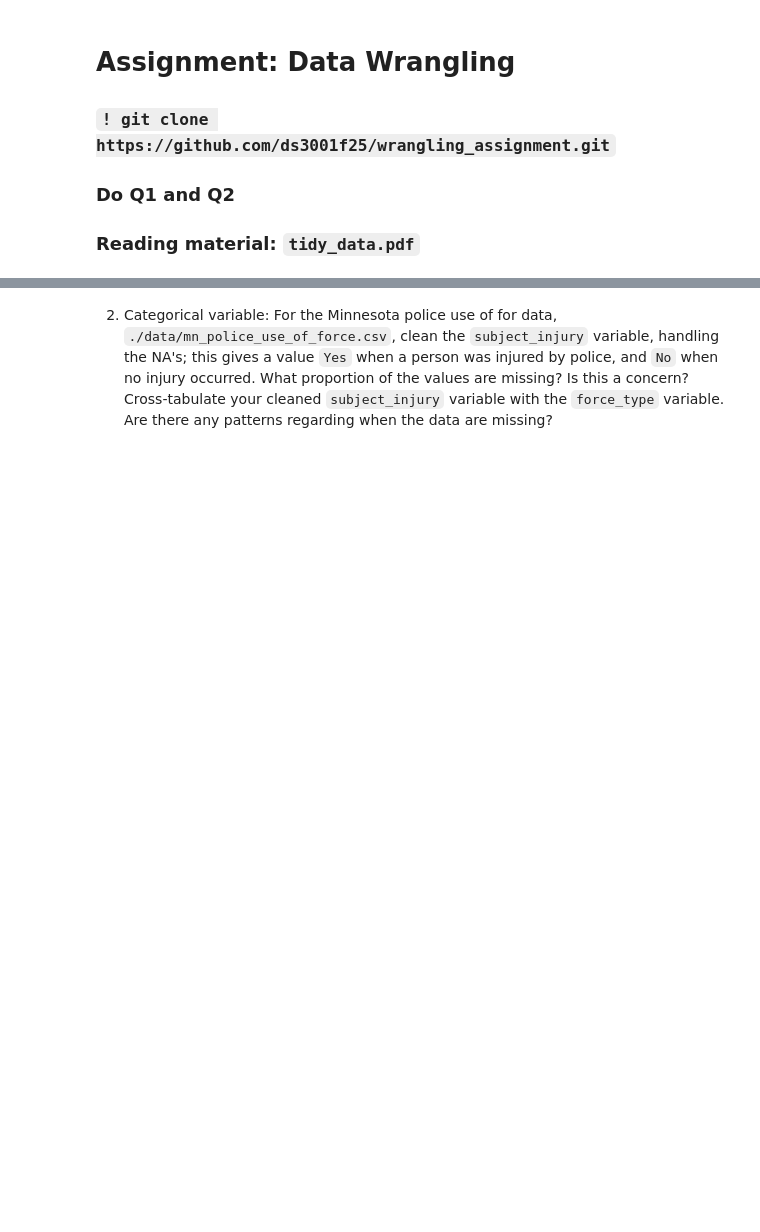
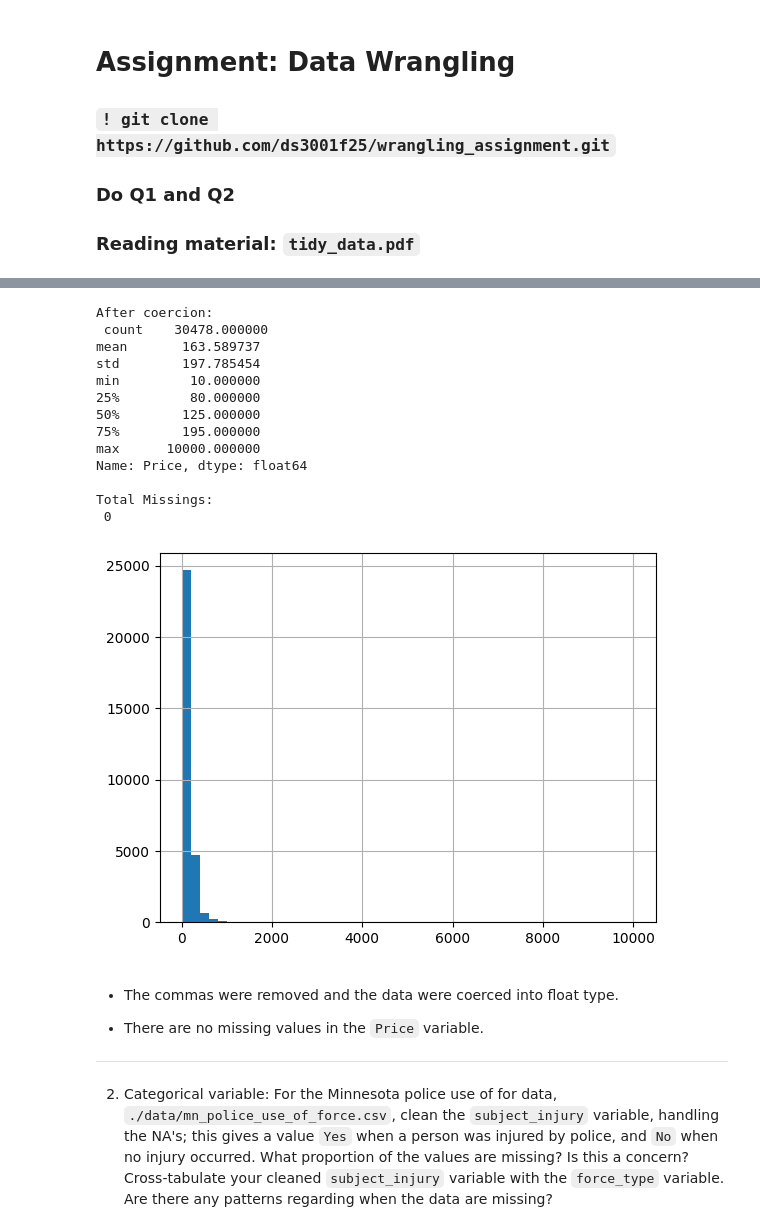
Before and after one commit to xec9cp/wrangling_assignment, a Jupyter notebook: assignment.ipynb, the cells around one changed output, grey strips where cells are left out. Drawn from its saved outputs; the diff is of its cells as text; code cells hidden in the pictures; blank space fills up the shorter version.

```diff
--- a/assignment.ipynb
+++ b/assignment.ipynb
@@ -20,3 +33,29 @@ sum(airbnb["price_na"]) #this indicates that there's no missing value in the pri
+# %%
+# After coercion:
+print('After coercion: \n', airbnb['Price'].describe(),'\n') # Describe the numeric variable
+airbnb['Price'].hist(bins = 50) # Histogram of the variable values
+print('Total Missings: \n', sum(airbnb['price_na']),'\n')
+# %% [output]
+After coercion:
+ count    30478.000000
+mean       163.589737
+std        197.785454
+min         10.000000
+25%         80.000000
+50%        125.000000
+75%        195.000000
+max      10000.000000
+Name: Price, dtype: float64
+
+Total Missings:
+ 0
+[figure, added]
+# %% [markdown]
+- The commas were removed and the data were coerced into float type.
+
+- There are no missing values in the `Price` variable.
+
+---
 # %% [markdown]
 2. Categorical variable: For the Minnesota police use of for data, `./data/mn_police_use_of_force.csv`, clean the `subject_injury` variable, handling the NA's; this gives a value `Yes` when a person was injured by police, and `No` when no injury occurred. What proportion of the values are missing? Is this a concern? Cross-tabulate your cleaned `subject_injury` variable with the `force_type` variable. Are there any patterns regarding when the data are missing?
 # %%
```
Also changed, not shown: parts of 16 cells of this notebook.
